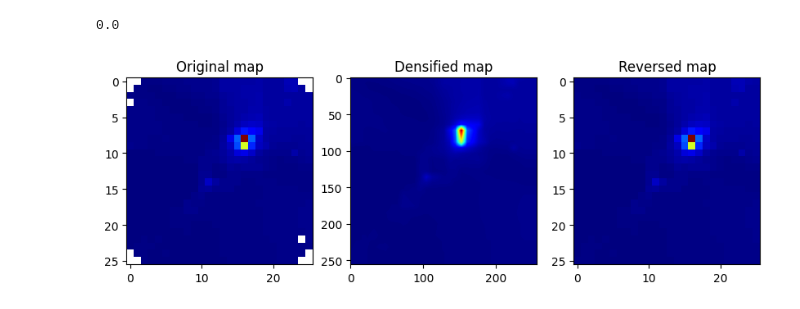
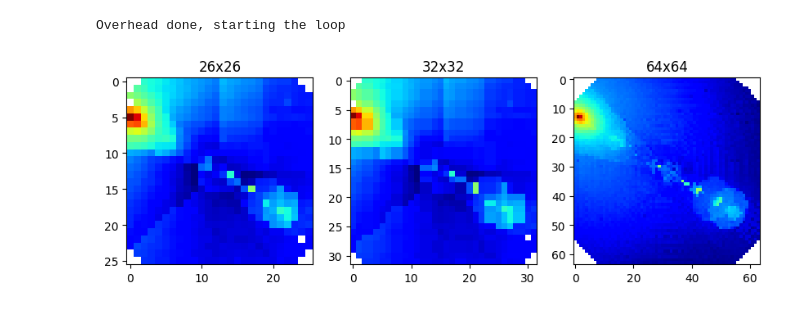
Before and after one commit to m7415/deep_learning_3MI, a Jupyter notebook: FPST.ipynb, the cells around one changed output. Saved outputs shown, nothing was run; the diff lists cells and outputs as text; code cells hidden in the pictures.

Commit message:
loading done / start using

```diff
--- a/FPST.ipynb
+++ b/FPST.ipynb
@@ -23,2 +28,6 @@ dir = os.path.join(data_dir, "SPST_perfect")
 # %%
-file = loadmat(os.path.join(dir, "SPSTdata_2_pol-60.mat"))
+file = loadmat(os.path.join(dir, "FPSTdata_2_pol-60.mat"))
+
+fpsts_26 = file["fpsts"]
+forbiden = file["forbiden"][0]
+coords_26 = file["coords"]
@@ -255,32 +34,35 @@ nom_coords = file["nom_coords"]
+# %%
+dir_path = os.path.join(data_dir, "interpol_64", "FPST_3MI2_-60")
+total_tasks = 512 * 512
+
+fpsts_64, coords_64 = load_FPST(dir_path, total_tasks)
+# %% [output]
+Overhead done, starting the loop
+# %%
+from PIL import Image
+
+fpsts_32 = np.empty((len(fpsts_26), 32, 32))
+for i in range(len(fpsts_26)):
+    #fpsts_32[i], _ = densify_to(fpsts_26[i], 32, None)
+    # Interpolate the map to 32x32 using the nearest neighbour method
+    fpsts_32[i] = np.array(Image.fromarray(fpsts_26[i]).resize((32, 32), resample=Image.NEAREST))
 # %%
-ind = random.randint(0, len(maps))
-map = maps[ind]
+ind = random.randint(0, len(fpsts_64))
+fpst_26 = fpsts_26[ind]
+fps_32 = fpsts_32[ind]
+fpst_64 = fpsts_64[ind]
 
-#map2 = densify_to(map, 26 * 2)
+fpst_26 = np.log10(np.abs(fpst_26))
+fps_32 = np.log10(np.abs(fps_32))
+fpst_64 = np.log10(np.abs(fpst_64))
 
-map2 = densify_to(map, 32)
-map2 = densify_to(map2, 64)
-map2 = densify_to(map2, 128)
-map2 = densify_to(map2, 256)
-
-map3 = rev_densify_to(map2, 128)
-map3 = rev_densify_to(map3, 64)
-map3 = rev_densify_to(map3, 32)
-map3 = rev_densify_to(map3, 26)
-
-# compute the difference between the two maps
-diff = np.sum(np.abs(map - map3), where=~np.isnan(map))
-print(diff)
-
-# plot the maps
 fig, axs = plt.subplots(1, 3, figsize=(10, 5))
-axs[0].imshow(map, cmap="jet")
-axs[0].set_title("Original map")
-axs[1].imshow(map2, cmap="jet")
-axs[1].set_title("Densified map")
-axs[2].imshow(map3, cmap="jet")
-axs[2].set_title("Reversed map")
+axs[0].imshow(fpst_26, cmap="jet")
+axs[0].set_title("26x26")
+axs[1].imshow(fps_32, cmap="jet")
+axs[1].set_title("32x32")
+axs[2].imshow(fpst_64, cmap="jet")
+axs[2].set_title("64x64")
 plt.show()
 # %% [output]
-0.0
-[figure, old version]
+[figure, new version]
```
Also changed, not shown: parts of 16 cells of this notebook, 1 other file.
